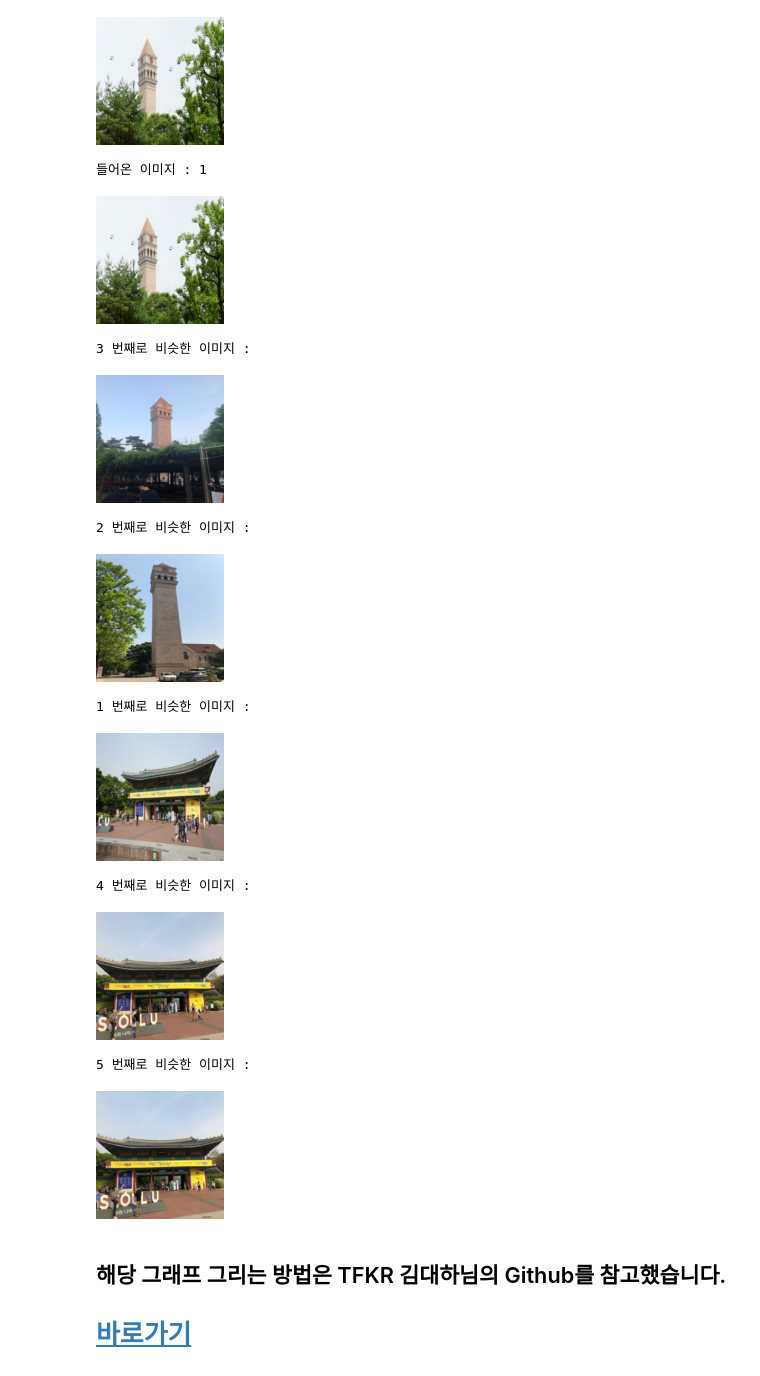
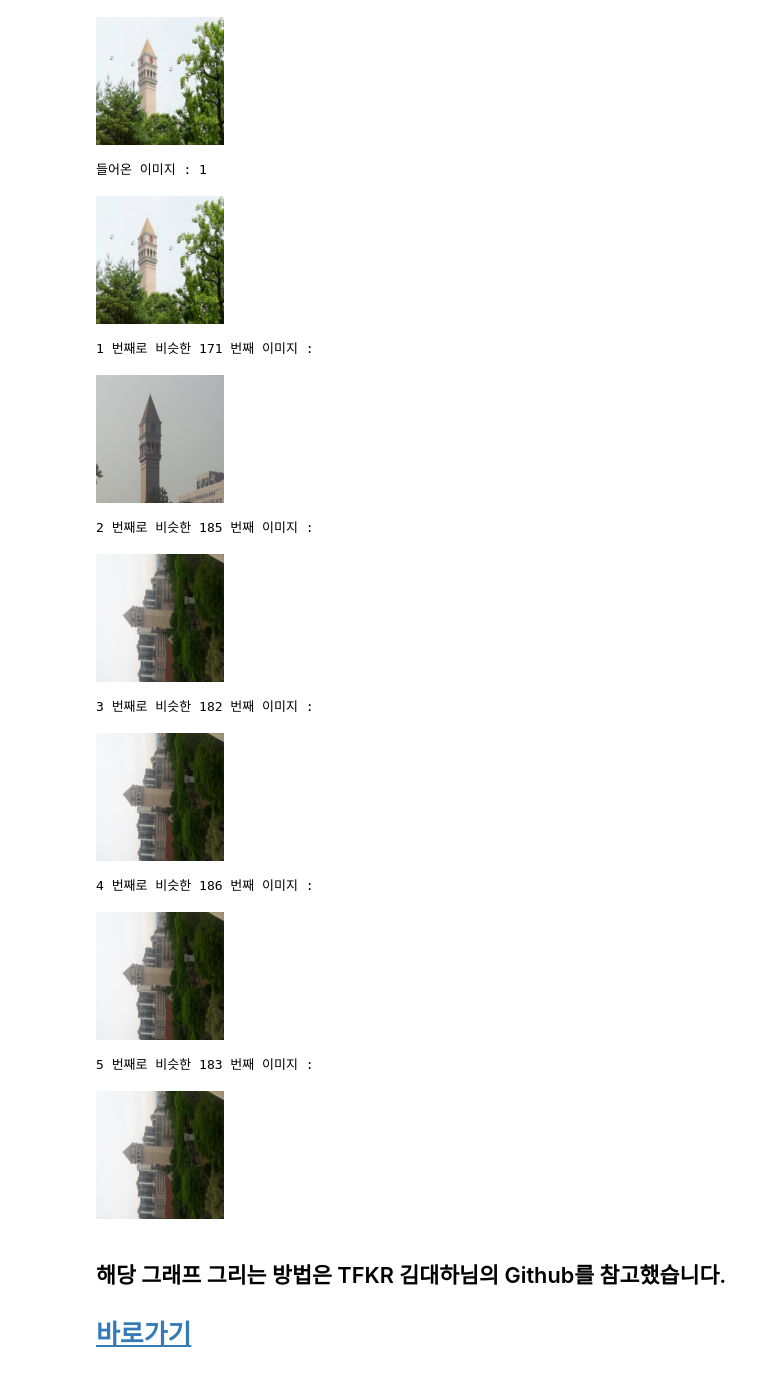
Before and after one commit to socome/NetVLAD-Example-on-Colab, a Jupyter notebook: NetVLAD_manual.ipynb, the cells around one changed output. Cells and saved outputs as stored; diff of their text form; code cells hidden in the pictures.

```diff
--- a/NetVLAD_manual.ipynb
+++ b/NetVLAD_manual.ipynb
@@ -495,36 +495,36 @@ display(test_img)
 tsne = manifold.TSNE(n_components=2, init='pca', random_state=0)
 X_tsne = tsne.fit_transform(X_total.cpu().detach().numpy())
 
-dist = DistanceMetric.get_metric('manhattan')
-dist_cal = dist.pairwise(X_tsne)
-dist_sort = np.argsort(dist_cal[-1])
-dist_high = dist_sort < 5
+pairwise_dist_t = _pairwise_distance(X_total)
+pairwise_dist_n = pairwise_dist_t.cpu().detach().numpy()
+
+pairwise_dist_sort = np.sort(pairwise_dist_n[-1][:-1])
 # %%
 test_img = Function.to_pil_image(test_image[check_index])
 print('들어온 이미지 : {}\n'.format(test_label[check_index].item()))
 display(test_img)
 print("\n")
 
-for ii , rank in enumerate(dist_high):
-  if rank > 0 :
-    img = Function.to_pil_image(bef_train_image[ii])
-    print('{} 번째로 비슷한 이미지 : '.format(dist_sort[ii].item()+1))
-    display(img)
-    print("\n")
-#     img.save('test{}_{}.png'.format(Y_total[ii],ii))
+for ii in range(5):
+  idx = np.where( pairwise_dist_n[-1] == pairwise_dist_sort[ii])
+  print('{} 번째로 비슷한 {} 번째 이미지 : '.format(ii+1,idx[0][0]))
+  img = Function.to_pil_image(bef_train_image[idx[0][0]])
+  #     img.save('test{}_{}.png'.format(Y_total[ii],ii))
+  display(img)
+  print("\n")
 # %% [output]
 들어온 이미지 : 1
 [figure]
-3 번째로 비슷한 이미지 :
+1 번째로 비슷한 171 번째 이미지 :
-[figure, old version]
+[figure, new version]
-2 번째로 비슷한 이미지 :
+2 번째로 비슷한 185 번째 이미지 :
-[figure, old version]
+[figure, new version]
-1 번째로 비슷한 이미지 :
+3 번째로 비슷한 182 번째 이미지 :
-[figure, old version]
+[figure, new version]
-4 번째로 비슷한 이미지 :
+4 번째로 비슷한 186 번째 이미지 :
-[figure, old version]
+[figure, new version]
-5 번째로 비슷한 이미지 :
+5 번째로 비슷한 183 번째 이미지 :
-[figure, old version]
+[figure, new version]
 # %% [markdown]
 ## 해당 그래프 그리는 방법은 TFKR 김대하님의 Github를 참고했습니다.
 
```
